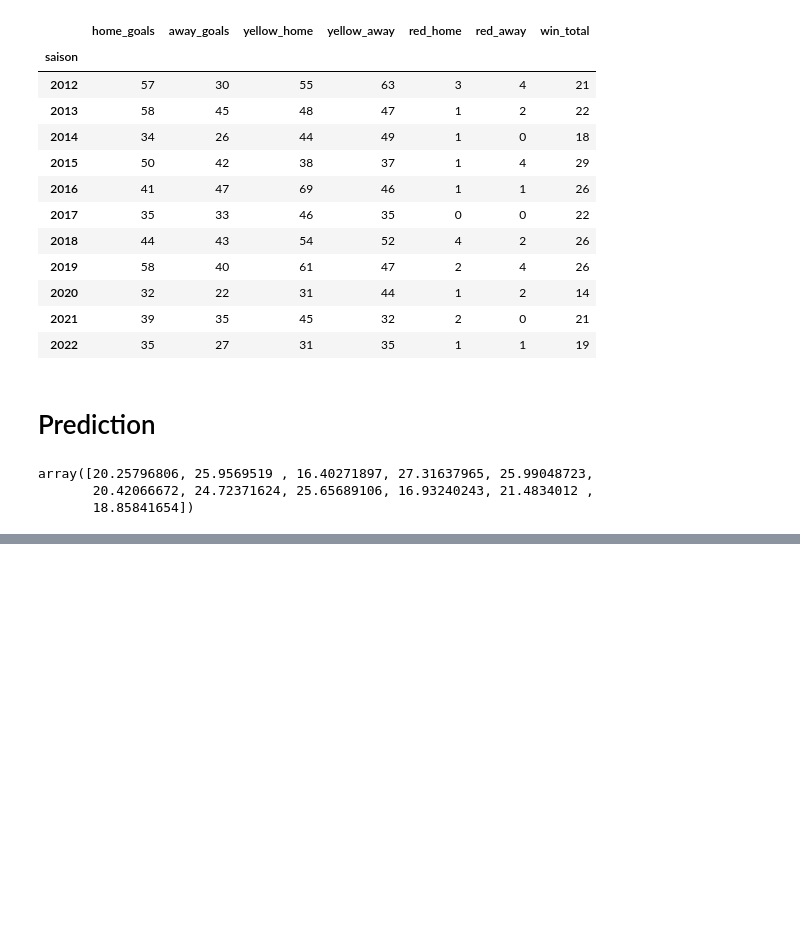
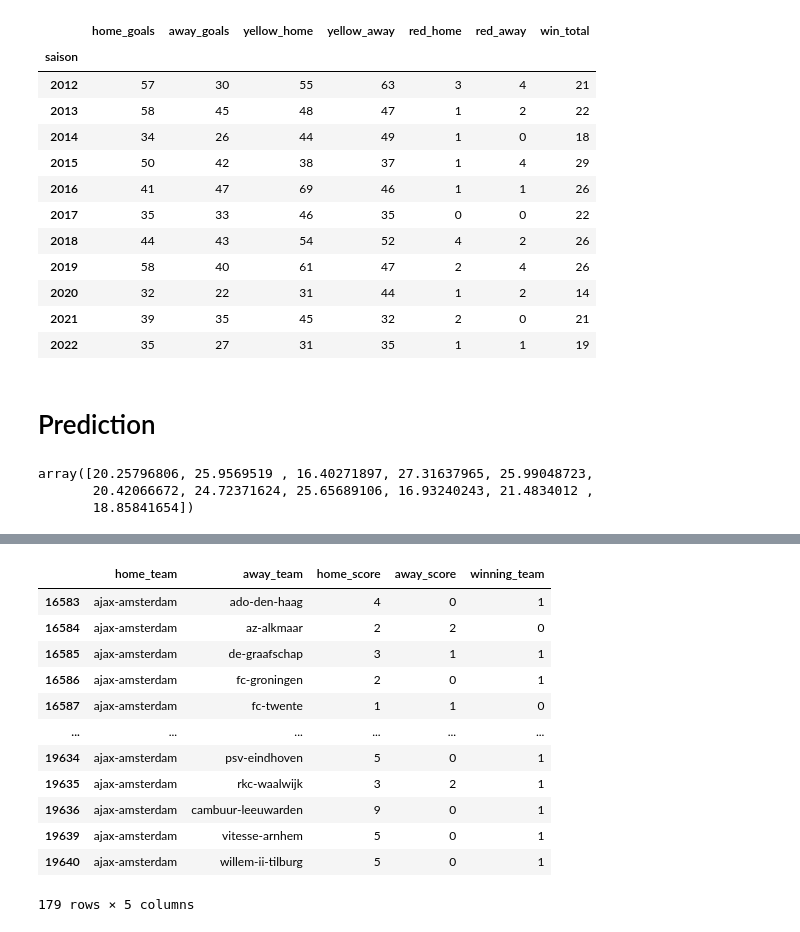
Before and after one commit to mohammedaljader/Football_Predictions_ML, a Jupyter notebook: notebook.ipynb, the cells around one changed output, grey strips where cells are left out. Drawn from its saved outputs; the diff is of its cells as text; code cells hidden in the pictures; blank space fills up the shorter version.

Commit message:
added ml for winning team

```diff
--- a/notebook.ipynb
+++ b/notebook.ipynb
@@ -1890,0 +1905,39 @@ Accuracy: 0.0
+# %%
+#Function used for the matches:
+# 1 - Home Team Won
+# -1 - Away Team Won
+# 0 - Draw
+def ClassifyMatches(row):
+    if(row.home_score > row.away_score):
+        return 1
+    elif(row.home_score < row.away_score):
+        return -1
+    else:
+        return 0
+# %%
+df_MatchesForAjaxHost = pd.DataFrame()
+homeTeamAjax = filtered_matches['home'].loc[filtered_matches['home']=='ajax-amsterdam']
+awayTeamAjax = filtered_matches['away'].loc[filtered_matches['home'] == 'ajax-amsterdam']
+scoresAjaxHome = filtered_matches['home_score'].loc[filtered_matches['home'] == 'ajax-amsterdam']
+awayTeamScoresAjax = filtered_matches['away_score'].loc[filtered_matches['home'] == 'ajax-amsterdam']
+
+df_MatchesForAjaxHost['home_team'] = homeTeamAjax
+df_MatchesForAjaxHost['away_team'] = awayTeamAjax
+df_MatchesForAjaxHost['home_score'] = scoresAjaxHome
+df_MatchesForAjaxHost['away_score'] = awayTeamScoresAjax
+df_MatchesForAjaxHost['winning_team'] = df_MatchesForAjaxHost.apply(lambda row: ClassifyMatches(row),axis=1)
+df_MatchesForAjaxHost
+# %% [output]
+|  | home_team | away_team | home_score | away_score | winning_team |
+| 16583 | ajax-amsterdam | ado-den-haag | 4 | 0 | 1 |
+| 16584 | ajax-amsterdam | az-alkmaar | 2 | 2 | 0 |
+| 16585 | ajax-amsterdam | de-graafschap | 3 | 1 | 1 |
+| 16586 | ajax-amsterdam | fc-groningen | 2 | 0 | 1 |
+| 16587 | ajax-amsterdam | fc-twente | 1 | 1 | 0 |
+| ... | ... | ... | ... | ... | ... |
+| 19634 | ajax-amsterdam | psv-eindhoven | 5 | 0 | 1 |
+| 19635 | ajax-amsterdam | rkc-waalwijk | 3 | 2 | 1 |
+| 19636 | ajax-amsterdam | cambuur-leeuwarden | 9 | 0 | 1 |
+| 19639 | ajax-amsterdam | vitesse-arnhem | 5 | 0 | 1 |
+| 19640 | ajax-amsterdam | willem-ii-tilburg | 5 | 0 | 1 |
+179 rows × 5 columns
```
Also changed, not shown: parts of 5 cells of this notebook.
